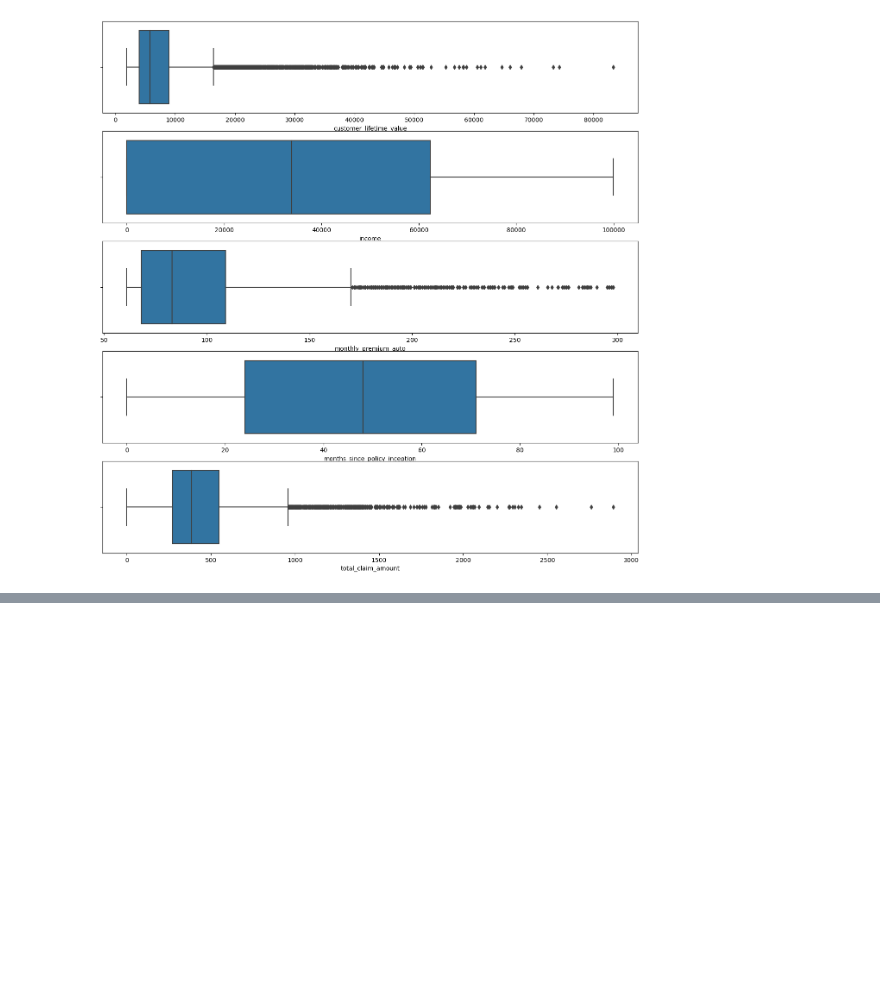
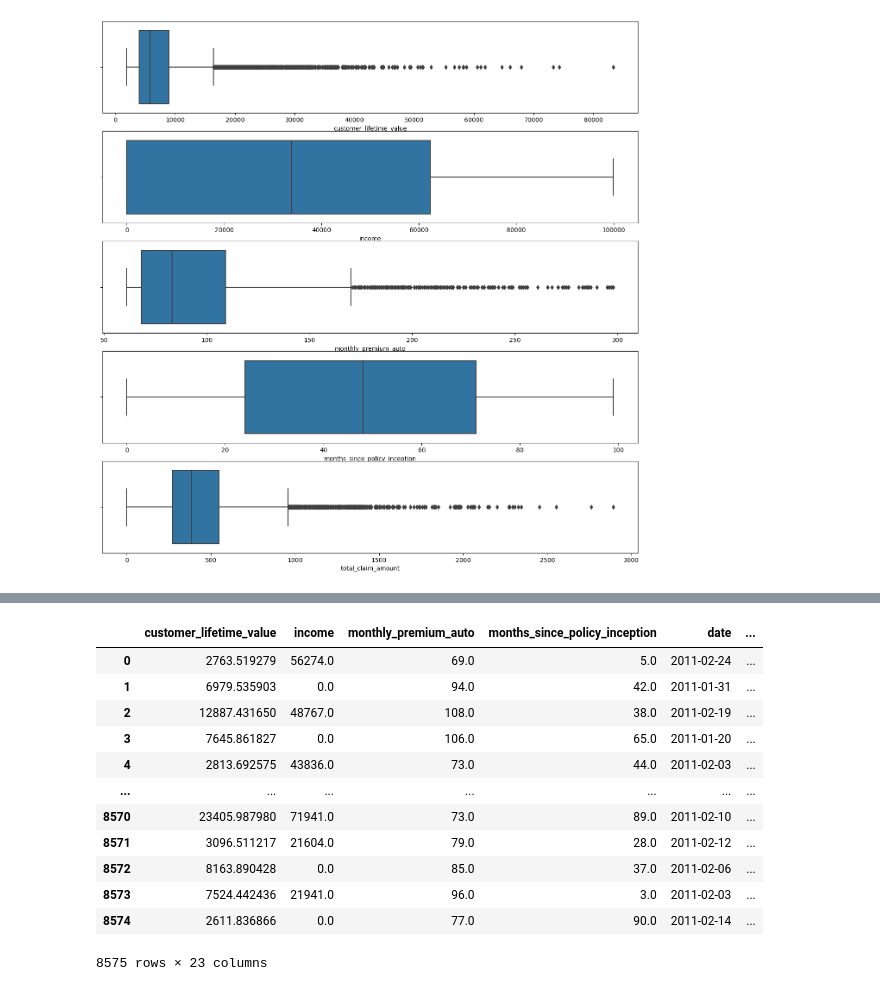
Before and after one commit to henrysoysa/lab-cleaning-categorical-data, a Jupyter notebook: Cleaning_numerical_data_lab-Copy1.ipynb, the cells around one changed output, grey strips where cells are left out. Saved outputs shown, nothing was run; the diff lists cells and outputs as text; code cells hidden in the pictures; blank space fills up the shorter version.

```diff
--- a/Cleaning_numerical_data_lab-Copy1.ipynb
+++ b/Cleaning_numerical_data_lab-Copy1.ipynb
@@ -464,0 +525,10 @@ KeyError: 'No'
+# %%
+def multiple_ordinal_column_encoder(df: pd.DataFrame, cols:list, values_list: list):
+    df2 = df.copy()
+    if len(cols) == len(values_list):
+        for i in range(len(values_list)):
+            df2 = ordinal_column_encoder(df2, cols[i], values_list[i])
+    else:
+        print("list of columns should match with length of values_list")
+        print(len(cols), len(values_list))
+    return df2
@@ -464,0 +551,22 @@ KeyError: 'No'
+# %%
+column_list = ['employmentstatus','coverage','location_code',
+               'vehicle_size', 'gender', 'response']
+# %%
+concatenated_df = multiple_ordinal_column_encoder(concatenated_df,
+                                column_list,
+                                values_list_ordinal)
+concatenated_df
+# %% [output]
+|  | customer_lifetime_value | income | monthly_premium_auto | months_since_policy_inception | date | ... |
+| 0 | 2763.519279 | 56274.0 | 69.0 | 5.0 | 2011-02-24 | ... |
+| 1 | 6979.535903 | 0.0 | 94.0 | 42.0 | 2011-01-31 | ... |
+| 2 | 12887.431650 | 48767.0 | 108.0 | 38.0 | 2011-02-19 | ... |
+| 3 | 7645.861827 | 0.0 | 106.0 | 65.0 | 2011-01-20 | ... |
+| 4 | 2813.692575 | 43836.0 | 73.0 | 44.0 | 2011-02-03 | ... |
+| ... | ... | ... | ... | ... | ... | ... |
+| 8570 | 23405.987980 | 71941.0 | 73.0 | 89.0 | 2011-02-10 | ... |
+| 8571 | 3096.511217 | 21604.0 | 79.0 | 28.0 | 2011-02-12 | ... |
+| 8572 | 8163.890428 | 0.0 | 85.0 | 37.0 | 2011-02-06 | ... |
+| 8573 | 7524.442436 | 21941.0 | 96.0 | 3.0 | 2011-02-03 | ... |
+| 8574 | 2611.836866 | 0.0 | 77.0 | 90.0 | 2011-02-14 | ... |
+8575 rows × 23 columns
```
Also changed, not shown: parts of 54 cells of this notebook.
